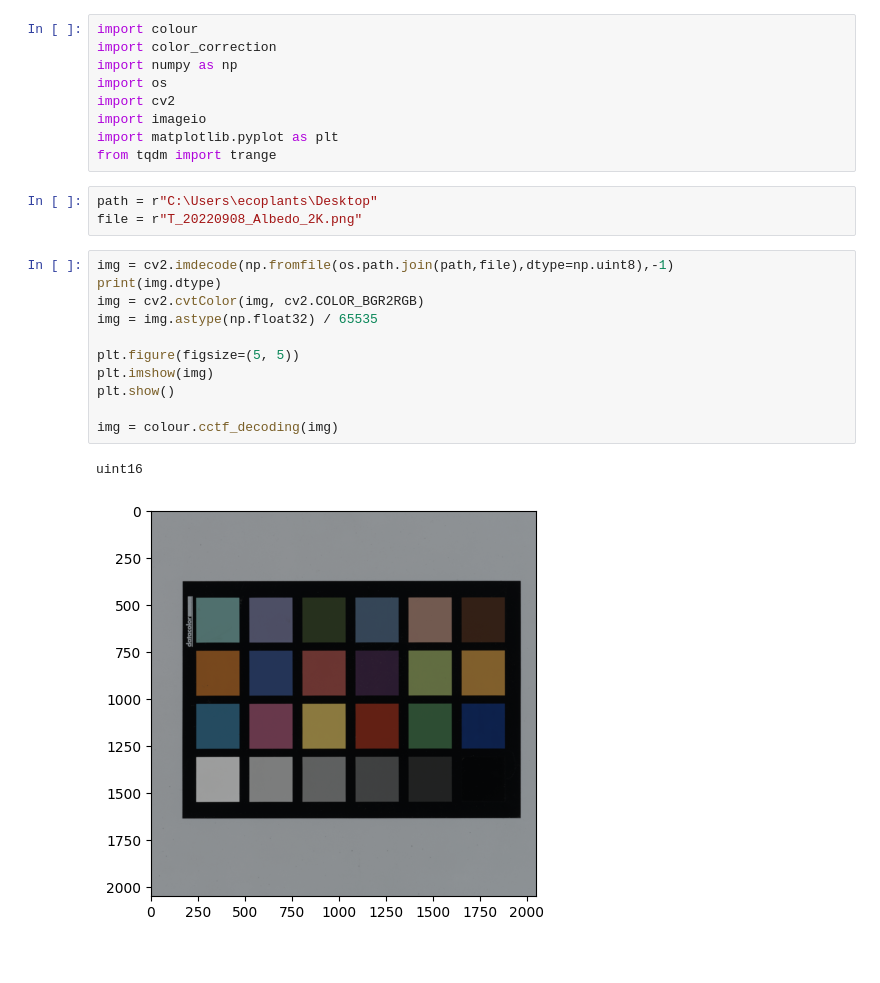
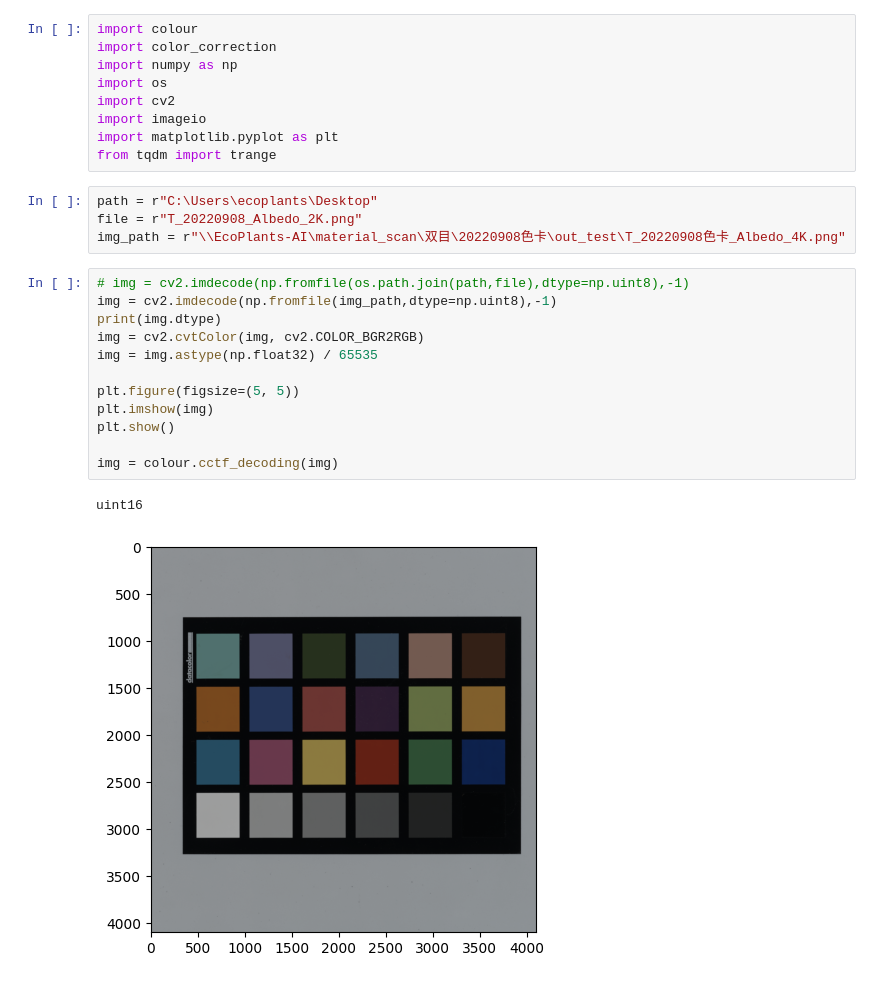
Before and after one commit to rongtianjie/dcraw_py, a Jupyter notebook: test1.ipynb, the cells around one changed output. Saved outputs shown, nothing was run; the diff lists cells and outputs as text.

```diff
--- a/test1.ipynb
+++ b/test1.ipynb
@@ -10,18 +10,20 @@ from tqdm import trange
 # %%
 path = r"C:\Users\ecoplants\Desktop"
 file = r"T_20220908_Albedo_2K.png"
+img_path = r"\\EcoPlants-AI\material_scan\双目\20220908色卡\out_test\T_20220908色卡_Albedo_4K.png"
 # %%
-img = cv2.imdecode(np.fromfile(os.path.join(path,file),dtype=np.uint8),-1)
+# img = cv2.imdecode(np.fromfile(os.path.join(path,file),dtype=np.uint8),-1)
+img = cv2.imdecode(np.fromfile(img_path,dtype=np.uint8),-1)
 print(img.dtype)
 img = cv2.cvtColor(img, cv2.COLOR_BGR2RGB)
 img = img.astype(np.float32) / 65535
 
 plt.figure(figsize=(5, 5))
 plt.imshow(img)
 plt.show()
 
 img = colour.cctf_decoding(img)
 # %% [output]
 uint16
-[figure, old version]
+[figure, new version]
 # %%
```
Also changed, not shown: parts of 3 cells of this notebook, 2 other files.
